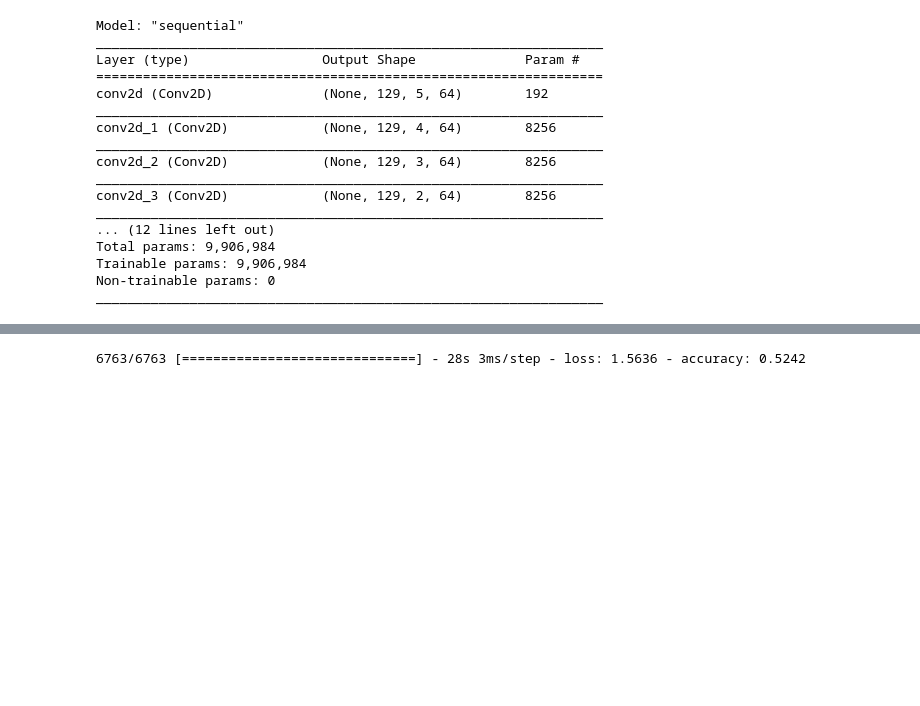
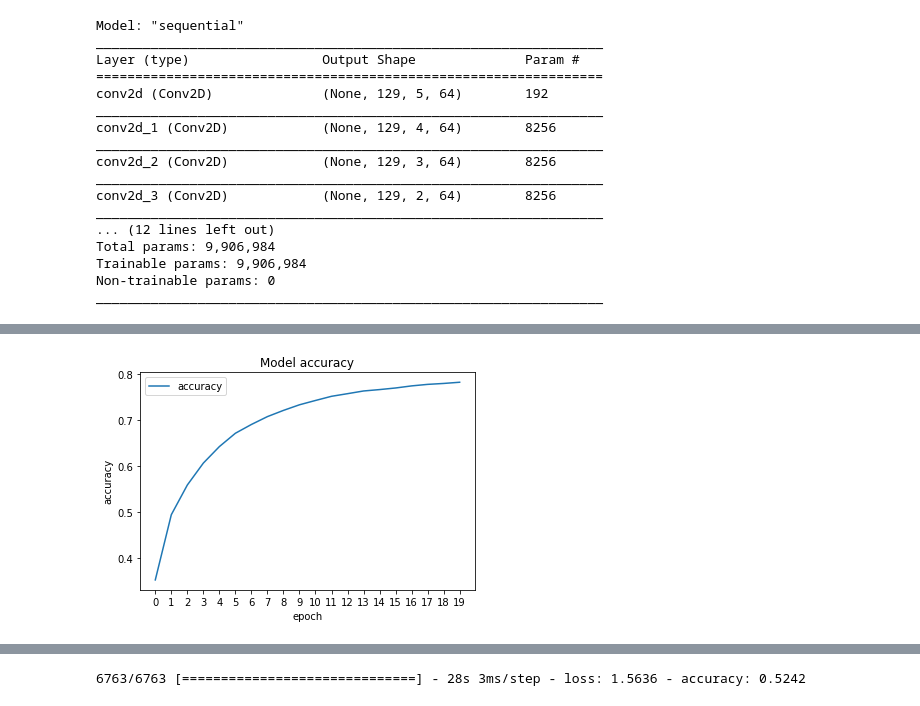
Before and after one commit to thomson008/MEng-project, a Jupyter notebook: notebooks/stft_preprocessing.ipynb, the cells around one changed output, grey strips where cells are left out. Saved outputs shown, nothing was run; the diff lists cells and outputs as text; code cells hidden in the pictures; blank space fills up the shorter version.

```diff
--- a/notebooks/stft_preprocessing.ipynb
+++ b/notebooks/stft_preprocessing.ipynb
@@ -362,0 +386,11 @@ Epoch 20/20
+# %%
+accuracy = history.history['accuracy']
+plt.plot(accuracy)
+plt.title('Model accuracy')
+plt.ylabel('accuracy')
+plt.xlabel('epoch')
+plt.xticks(range(0, 20))
+plt.legend(['accuracy', 'loss'], loc='upper left')
+plt.show()
+# %% [output]
+[figure, added]
```
Also changed, not shown: parts of 7 cells of this notebook, 2 other files.
